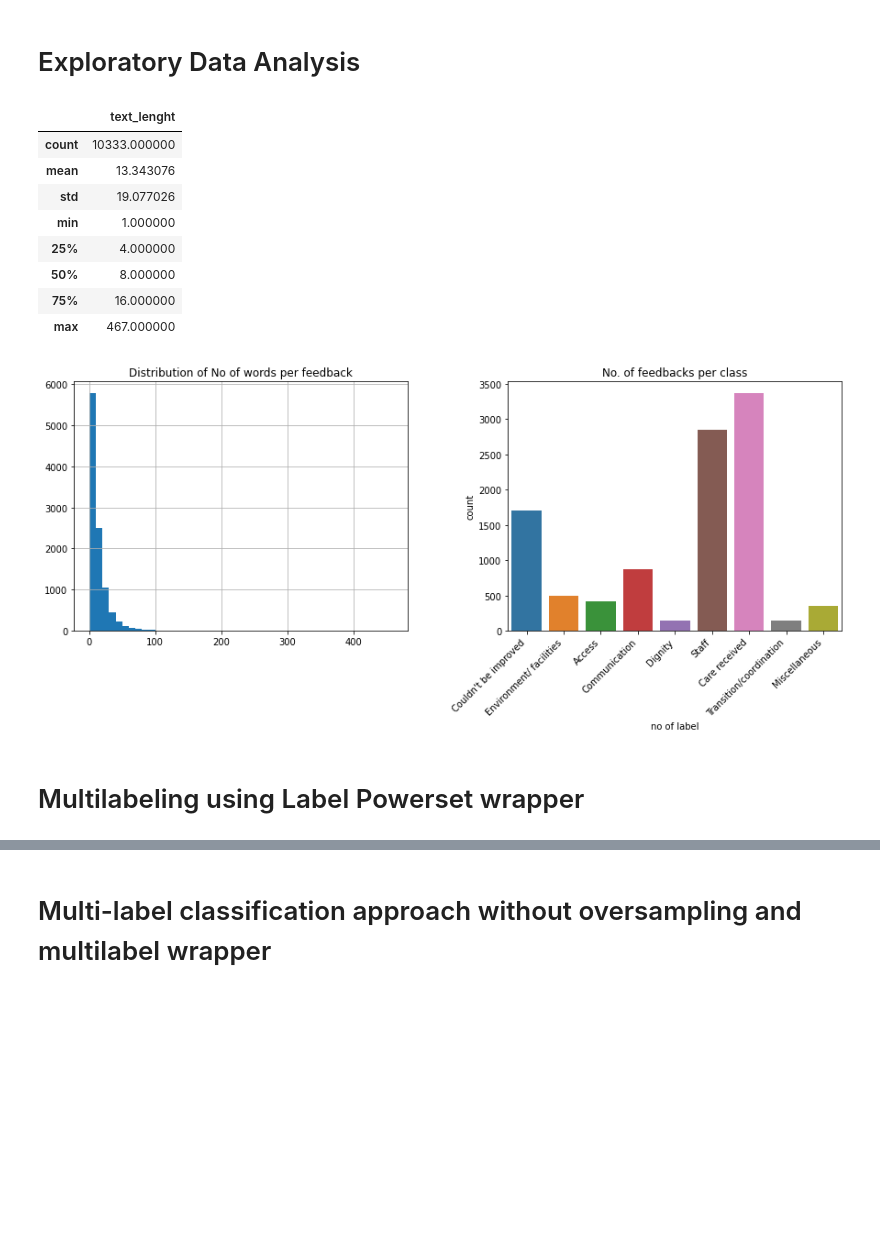
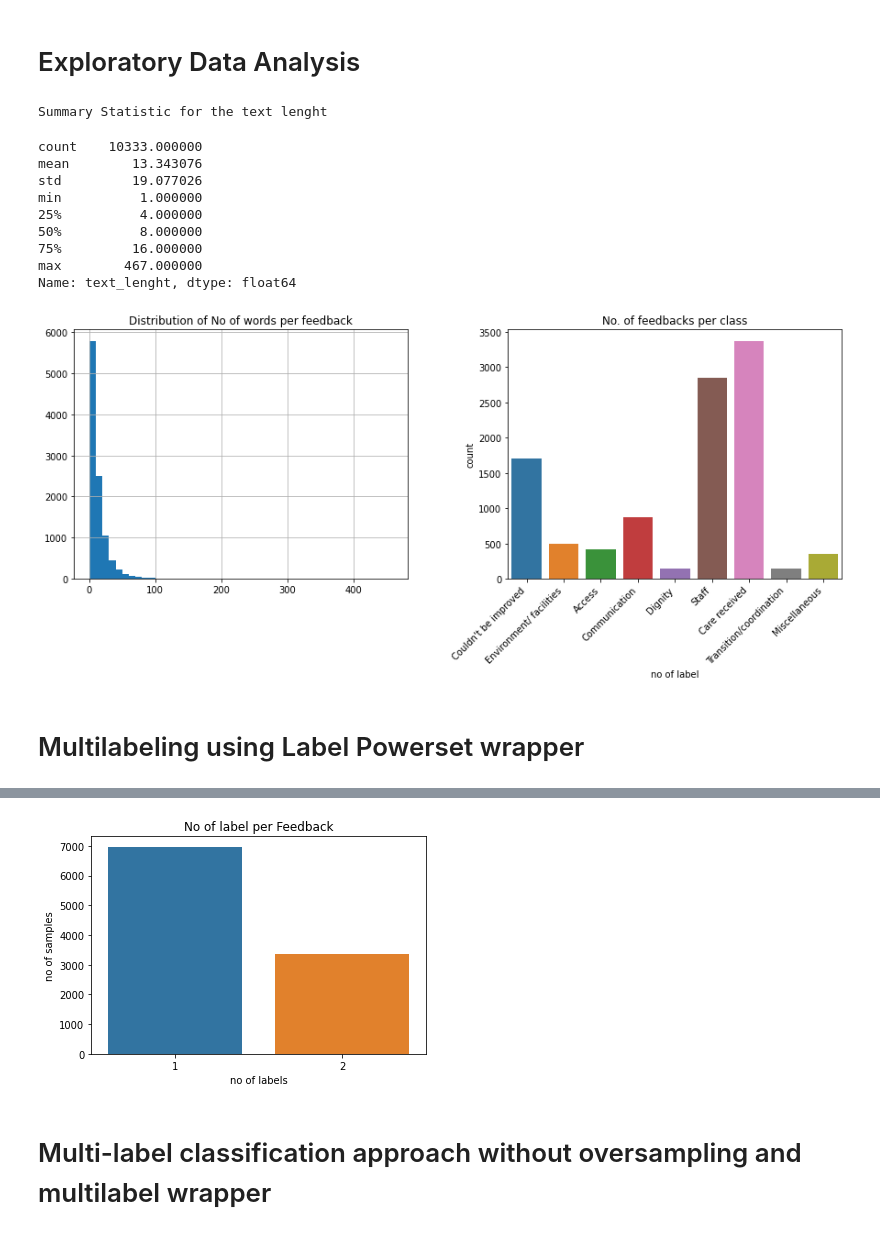
Before and after one commit to CDU-data-science-team/zero-shot, a Jupyter notebook: Multilabeling.ipynb, the cells around one changed output, grey strips where cells are left out. Drawn from its saved outputs; the diff is of its cells as text; code cells hidden in the pictures; blank space fills up the shorter version.

```diff
--- a/Multilabeling.ipynb
+++ b/Multilabeling.ipynb
@@ -243,44 +270,47 @@ ax[0].set(title='Distribution of No of words per feedback',)
 sns.countplot(df.label, ax=ax[1]).set(xlabel='no of label', title='No. of feedbacks per class',)
 plt.xticks(rotation = 45, ha='right')
 
-df.describe()
+print('Summary Statistic for the text lenght')
+df.text_lenght.describe()
 # %% [output]
-|  | text_lenght |
-| count | 10333.000000 |
-| mean | 13.343076 |
-| std | 19.077026 |
-| min | 1.000000 |
-| 25% | 4.000000 |
-| 50% | 8.000000 |
-| 75% | 16.000000 |
-| max | 467.000000 |
+Summary Statistic for the text lenght
+count    10333.000000
+mean        13.343076
+std         19.077026
+min          1.000000
+25%          4.000000
+50%          8.000000
+75%         16.000000
+max        467.000000
+Name: text_lenght, dtype: float64
 [figure]
 # %% [markdown]
 # Multilabeling using Label Powerset wrapper
 # %%
-%%time
+# %%time
 # Load in the data
 url = 'https://raw.githubusercontent.com/CDU-data-science-team/pxtextmining/main/datasets/text_data.csv'
 df = pd.read_csv(url, usecols=['feedback', 'label'],  encoding='utf-8')#, nrows=100)
 df.feedback.fillna('', inplace=True)
+df['text_lenght'] = [len(x.split()) for x in df.feedback]         # add column for number of words in each feedback
 
 # ============================================= For Multilabel Classification ===============================================================
-# Preprocess the single labelled dataset into a multilabel dataset
+# Preprocess the single labelled dataset into a multilabel dataset and Split the data into train and test set
 lb = LabelBinarizer().fit(df.label)
-classes = lb.transform(df.label)
-class_df = pd.DataFrame(classes, columns=lb.classes_)
-df = pd.concat([df, class_df], axis=1)
+X = df.feedback
+Y = lb.transform(df.label)
+X_train, X_test, y_train, y_test = train_test_split(X, Y, random_state=42, test_size=0.33, shuffle=True)
+
+# Uncomment out the 3 line of code below to added the multilabel to the dataset (not necessary, so can savely be ignored)
+# classes = lb.transform(df.label)
+# class_df = pd.DataFrame(classes, columns=lb.classes_)
+# df = pd.concat([df, class_df], axis=1)
 # ============================================================================================================
 
-# Split the data into train and test set
-X = df.feedback
-Y = df.iloc[:,-9:].values
-X_train, X_test, y_train, y_test = train_test_split(X, Y, random_state=42, test_size=0.33, shuffle=True)
-
 # Define the model
-# Approach accuracy (from testing): Single  is 0.71, BinaryRelevance is 0.54, ClassifierChain accuracy is 0.66, LabelPowerset accuracy is 0.7 (takes 55mins)
+# SVC Approach accuracy (while experimenting): Single  is 0.71, BinaryRelevance is 0.54, ClassifierChain accuracy is 0.66, LabelPowerset accuracy is 0.7 (takes 55mins)
 # model = SVC(kernel='rbf', probability=True)
-model = LogisticRegression(random_state=1)      # Single accuracy is 0.68, Multilab accuracy is 0.5
+model = LogisticRegression(random_state=1)      # added for fast testing of the pipeline
 
 # Define the pipeline (take a label matrix dataset and output label matrix during prediction)
 Label_PS_pipeline = Pipeline([
@@ -301,8 +331,8 @@ print('='*60)
 # Multi-label prediction on the full dataset
 print('\nPredicting for Multilabeling')
 prob_Y = Label_PS_pipeline.predict_proba(X).toarray()
-print('\nRowSum is ', max(sum(prob_Y.T)), '\n')                # To prove the probabilities across each row didn't auto add up to 1
-tags = tagger (prob_Y, high_threshold=0.5, print_metrics=False)
+print('\nMaximum RowSum is %.2f' %max(sum(prob_Y.T)), '\n')                # To show if the probabilities across each row auto add up to 1
+tags = tagger(prob_Y, high_threshold=0.5, print_metrics=True)
 df['tag'] = tags
 print('='*60)
 
@@ -310,9 +340,10 @@ print('='*60)
 prob_df = pd.DataFrame(prob_Y, columns=lb.classes_)
 df = pd.concat([df, prob_df], axis=1)
 
-# # export the data
+# # Uncomment to export the data as .csv file
 # df.to_csv('MultiLa_data.csv')
-df.head()
+
+df.loc[df.text_lenght>250,:].head(10)       # Explore the first 10 rows with long feedback characters (greater than 250)
 # %% [output]
 Test Metrics
 Overall model accuracy is 0.69
@@ -329,3 +365,4 @@ Wall time: 37.7 s
+[figure, added]
 # %% [markdown]
 # Multi-label classification approach without oversampling and multilabel wrapper
 # %%
```
Also changed, not shown: parts of 6 cells of this notebook.
